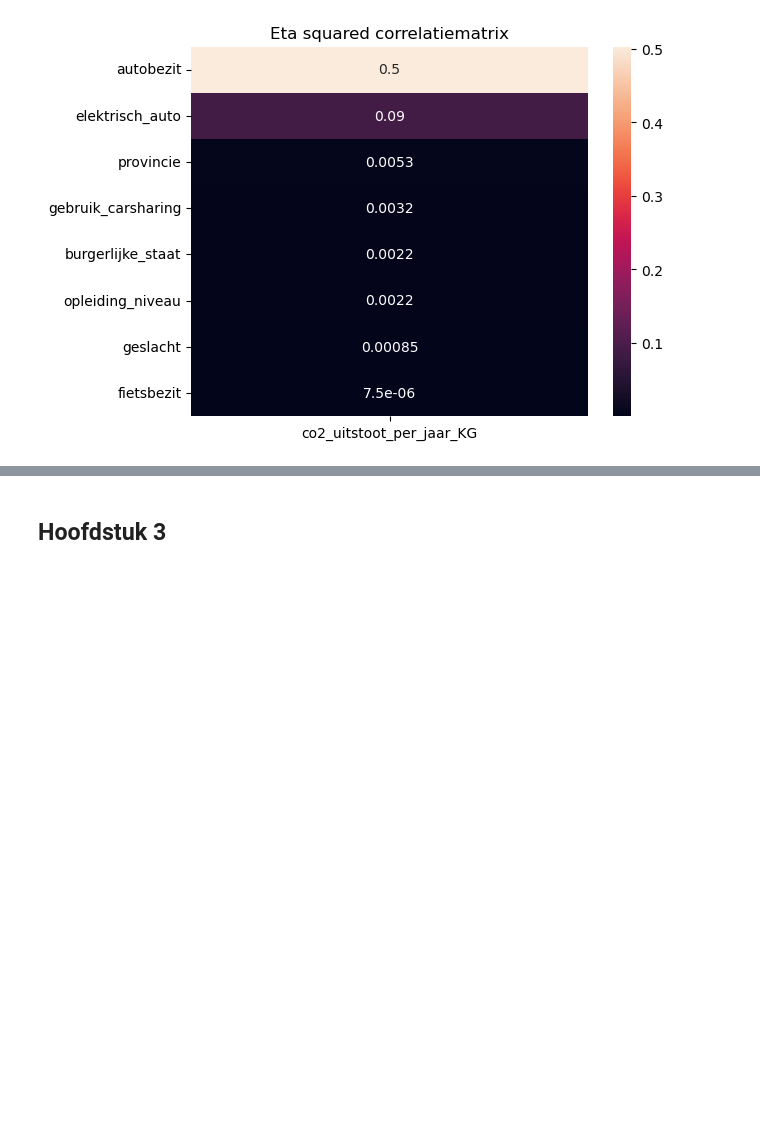
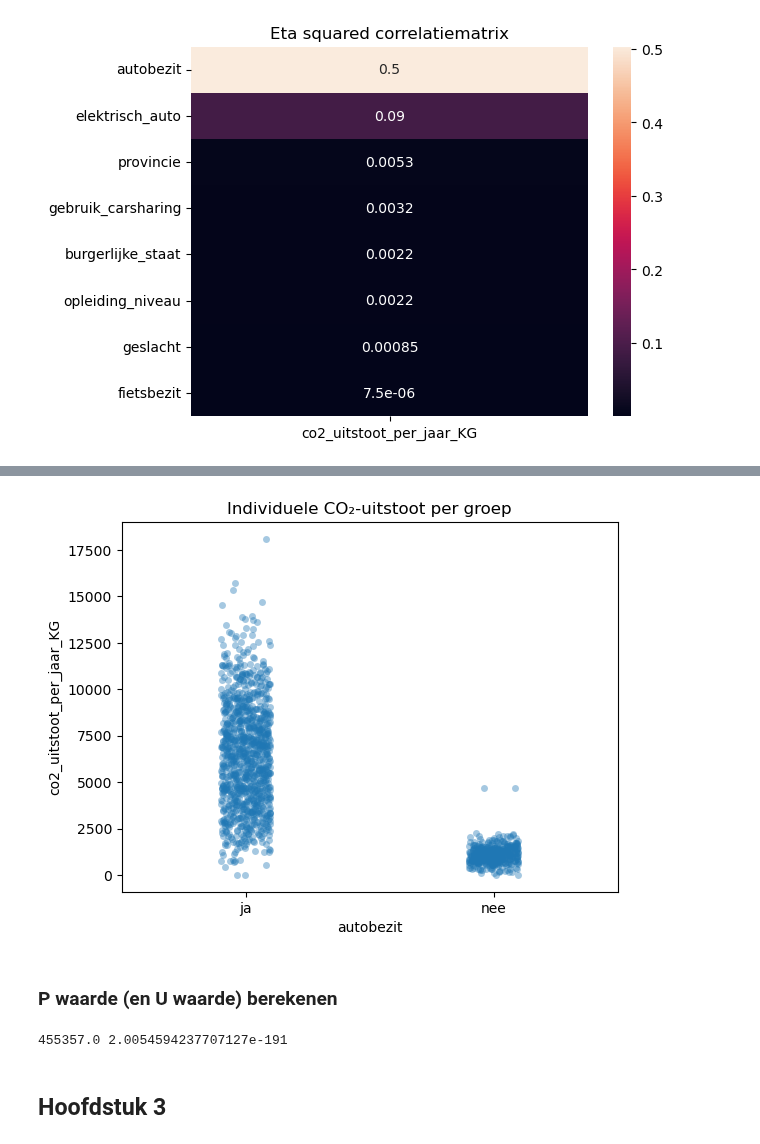
Before and after one commit to svenkr-6/Wiskunde_II_Portfolio, a Jupyter notebook: Wiskunde_II_Portfolio.ipynb, the cells around one changed output, grey strips where cells are left out. Saved outputs shown, nothing was run; the diff lists cells and outputs as text; code cells hidden in the pictures; blank space fills up the shorter version.

```diff
--- a/Wiskunde_II_Portfolio.ipynb
+++ b/Wiskunde_II_Portfolio.ipynb
@@ -290,3 +364,24 @@ plt.show()
+# %%
+sns.stripplot(data=df, x='autobezit', y='co2_uitstoot_per_jaar_KG',
+              alpha=0.4, jitter=True)
+plt.title('Individuele CO₂-uitstoot per groep')
+plt.show()
+# %% [output]
+[figure, added]
+# %% [markdown]
+### P waarde (en U waarde) berekenen
+# %%
+from scipy.stats import mannwhitneyu
+
+groep1 = df_transformed[df_transformed['autobezit_nee'] == False]
+groep2 = df_transformed[df_transformed['autobezit_nee'] == True]
+
+
+stat, p = mannwhitneyu(groep1['co2_uitstoot_per_jaar_KG'], groep2['co2_uitstoot_per_jaar_KG'])
+
+print(stat, p)
+# %% [output]
+455357.0 2.0054594237707127e-191
 # %% [markdown]
 ## Hoofdstuk 3
 # %% [markdown]
```
Also changed, not shown: parts of 11 cells of this notebook.
